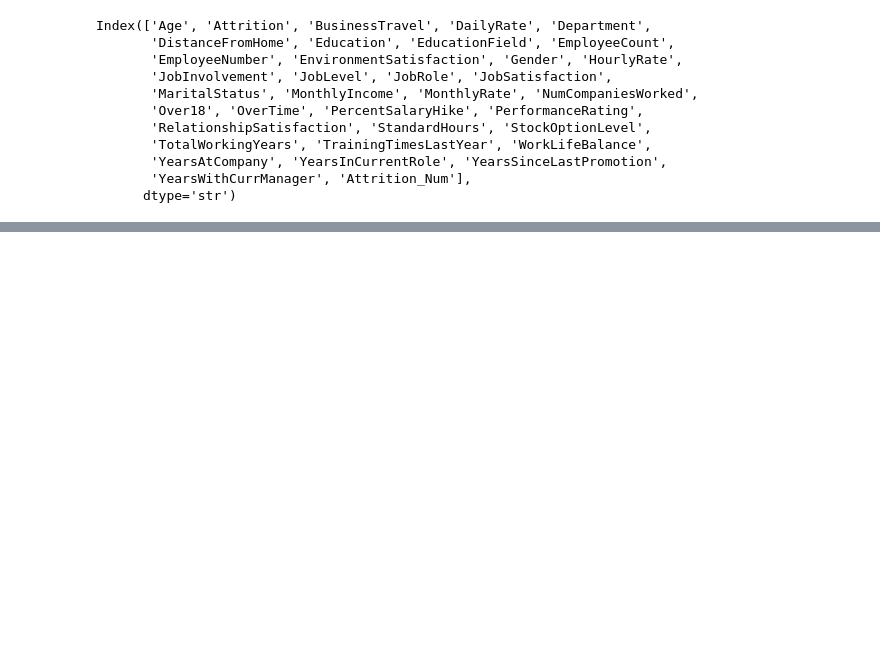
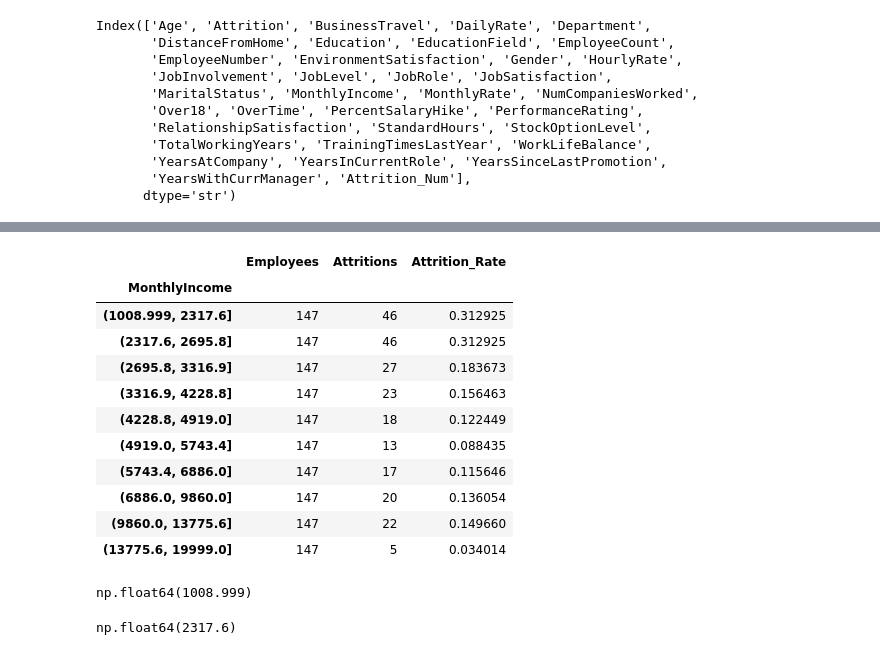
Before and after one commit to danielphilip12/HR_Analytics, a Jupyter notebook: notebooks/hr_attrition_eda.ipynb, the cells around one changed output, grey strips where cells are left out. Saved outputs shown, nothing was run; the diff lists cells and outputs as text; code cells hidden in the pictures; blank space fills up the shorter version.

```diff
--- a/notebooks/hr_attrition_eda.ipynb
+++ b/notebooks/hr_attrition_eda.ipynb
@@ -213,0 +237,34 @@ for col in categorical_columns:
+# %%
+income_deciles = pd.qcut(df["MonthlyIncome"], q=10)
+# %%
+income_decile_analysis = (
+    df.groupby(income_deciles, observed=True)
+      .agg(
+          Employees=("Attrition_Num", "size"),
+          Attritions=("Attrition_Num", "sum"),
+          Attrition_Rate=("Attrition_Num", "mean")
+      )
+)
+# %%
+income_decile_analysis
+# %% [output]
+|  | Employees | Attritions | Attrition_Rate |
+| MonthlyIncome |  |  |  |
+| (1008.999, 2317.6] | 147 | 46 | 0.312925 |
+| (2317.6, 2695.8] | 147 | 46 | 0.312925 |
+| (2695.8, 3316.9] | 147 | 27 | 0.183673 |
+| (3316.9, 4228.8] | 147 | 23 | 0.156463 |
+| (4228.8, 4919.0] | 147 | 18 | 0.122449 |
+| (4919.0, 5743.4] | 147 | 13 | 0.088435 |
+| (5743.4, 6886.0] | 147 | 17 | 0.115646 |
+| (6886.0, 9860.0] | 147 | 20 | 0.136054 |
+| (9860.0, 13775.6] | 147 | 22 | 0.149660 |
+| (13775.6, 19999.0] | 147 | 5 | 0.034014 |
+# %%
+income_decile_analysis.index[0].left
+# %% [output]
+np.float64(1008.999)
+# %%
+income_decile_analysis.index[0].right
+# %% [output]
+np.float64(2317.6)
```
Also changed, not shown: parts of 11 cells of this notebook.
